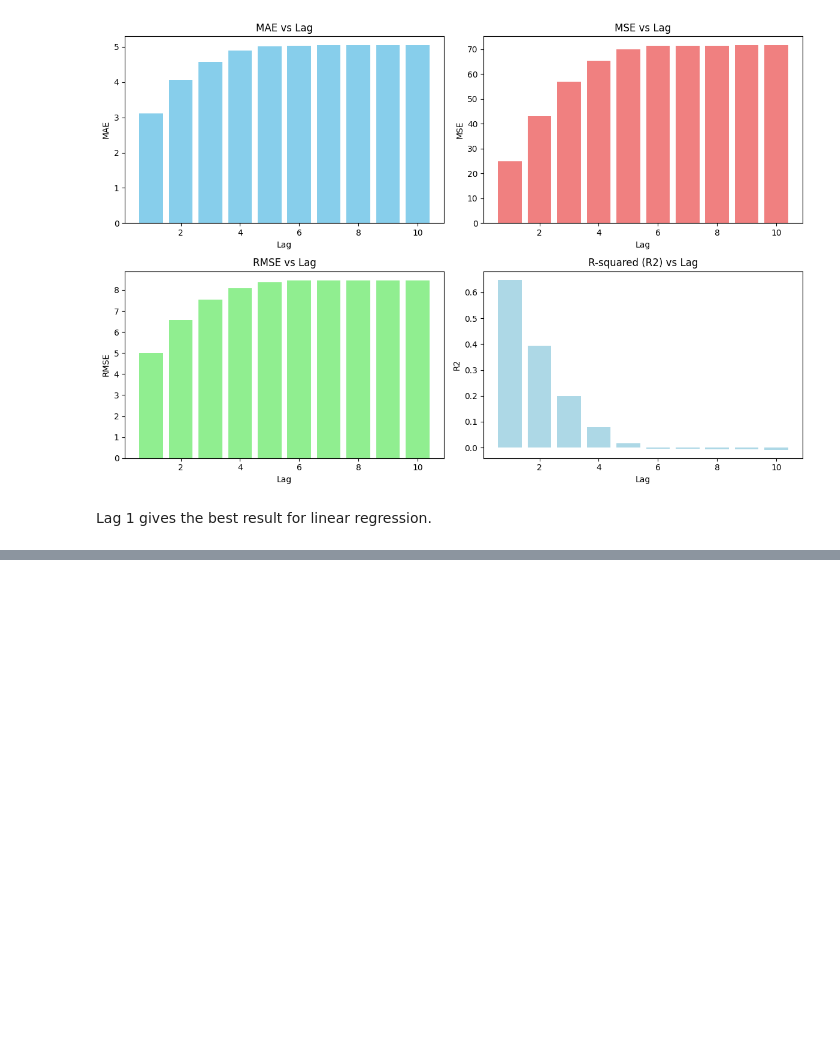
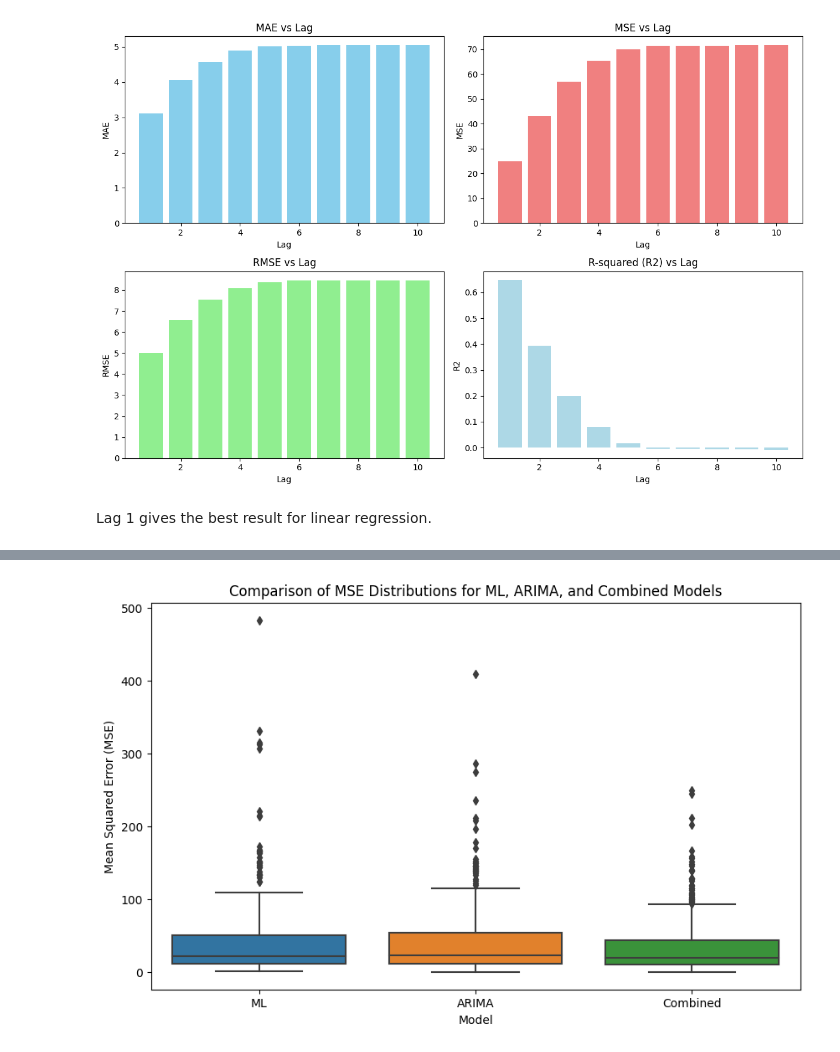
Before and after one commit to UNT-CSCE-Projects/US_stock_market_prediction, a Jupyter notebook: Optiver_stock_closing_price.ipynb, the cells around one changed output, grey strips where cells are left out. Saved outputs shown, nothing was run; the diff lists cells and outputs as text; code cells hidden in the pictures; blank space fills up the shorter version.

```diff
--- a/Optiver_stock_closing_price.ipynb
+++ b/Optiver_stock_closing_price.ipynb
@@ -570,0 +728,19 @@ Lag 1 gives the best result for linear regression.
+# %%
+import seaborn as sns
+
+
+# Create a DataFrame with MSE values and corresponding model labels
+mse_data = pd.DataFrame({'Model': ['ML'] * len(mse_ml_list) + ['ARIMA'] * len(mse_arima_list) + ['Combined'] * len(mse_combined_list),
+                         'MSE': mse_ml_list + mse_arima_list + mse_combined_list})
+
+# Plot a boxplot to compare MSE distributions
+plt.figure(figsize=(10, 6))
+sns.boxplot(x='Model', y='MSE', data=mse_data)
+plt.xlabel('Model')
+plt.ylabel('Mean Squared Error (MSE)')
+plt.title('Comparison of MSE Distributions for ML, ARIMA, and Combined Models')
+
+# Show the plot
+plt.show()
+# %% [output]
+[figure, added]
```
Also changed, not shown: parts of 9 cells of this notebook.
